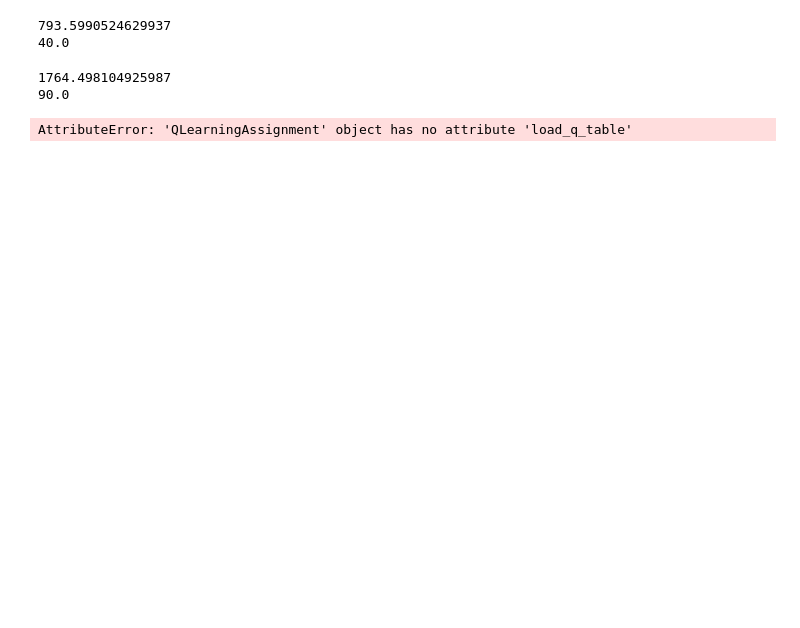
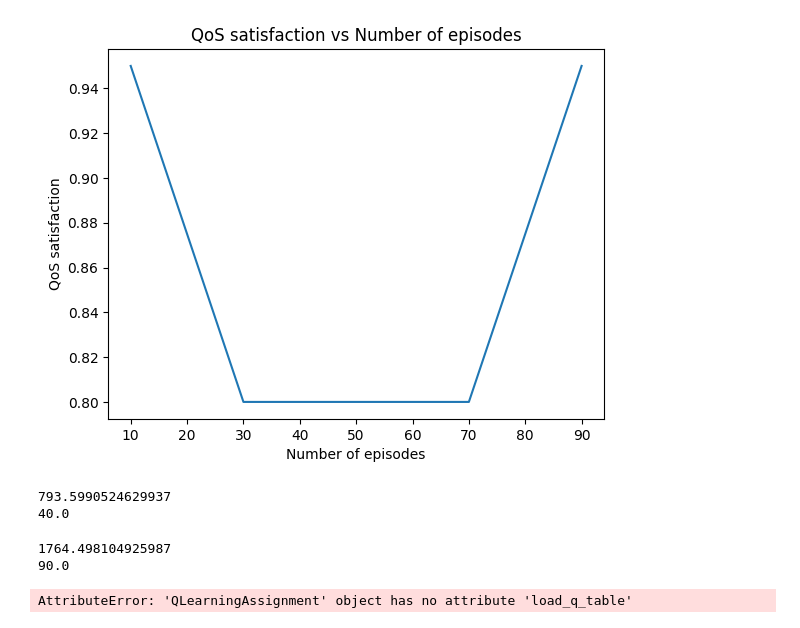
Before and after one commit to SimonR99/OptimisationNTN, a Jupyter notebook: analyse/test_sim.ipynb, the cells around one changed output. Cells and saved outputs as stored; diff of their text form; code cells hidden in the pictures; blank space fills up the shorter version.

```diff
--- a/analyse/test_sim.ipynb
+++ b/analyse/test_sim.ipynb
@@ -76,3 +190,11 @@ Random agent Final QoS satisfaction: 85.00%
+# %%
+plt.plot(range(10, 100, 20), qos_satisfaction)
+plt.xlabel("Number of episodes")
+plt.ylabel("QoS satisfaction")
+plt.title("QoS satisfaction vs Number of episodes")
+plt.show()
+# %% [output]
+[figure, added]
 # %%
 from optimisation_ntn.simulation import Simulation, SimulationConfig
 from optimisation_ntn.algorithms.assignment.matrix_based import MatrixBasedAssignment
```
Also changed, not shown: parts of 10 cells of this notebook, 13 other files.
